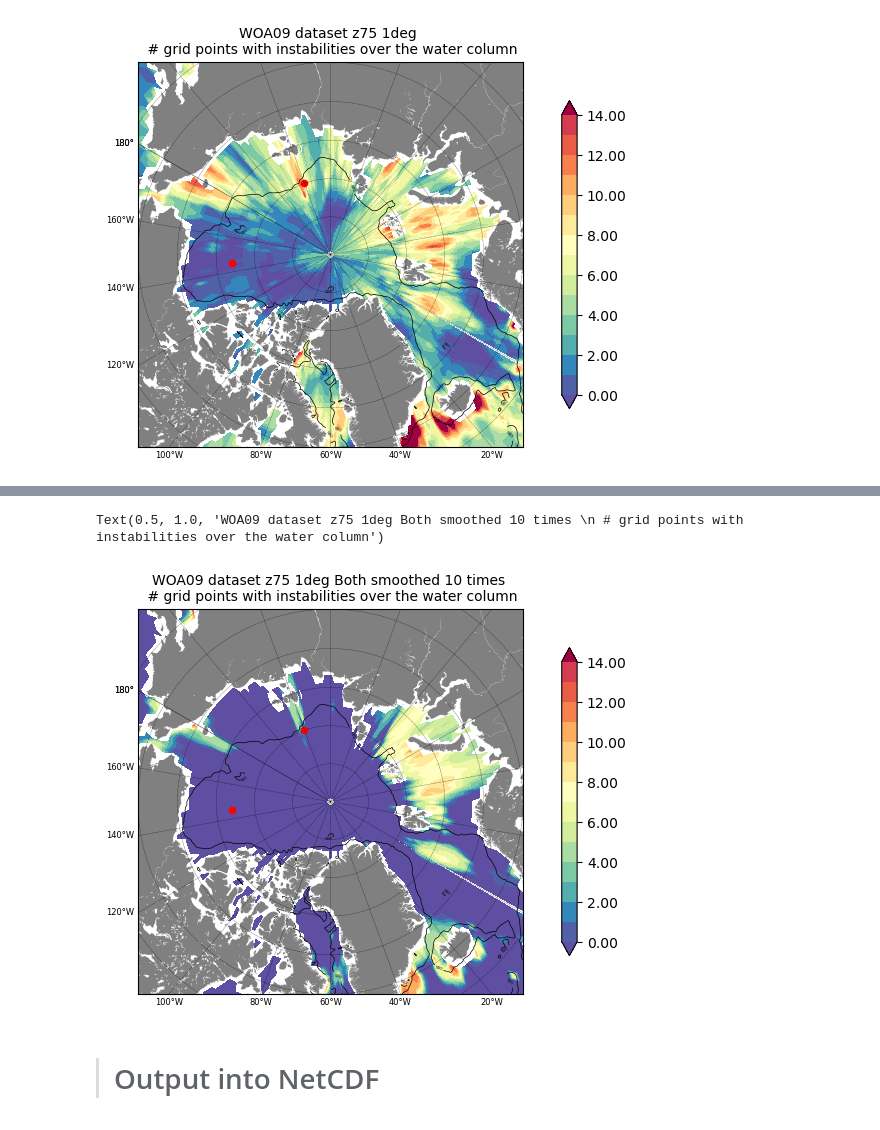
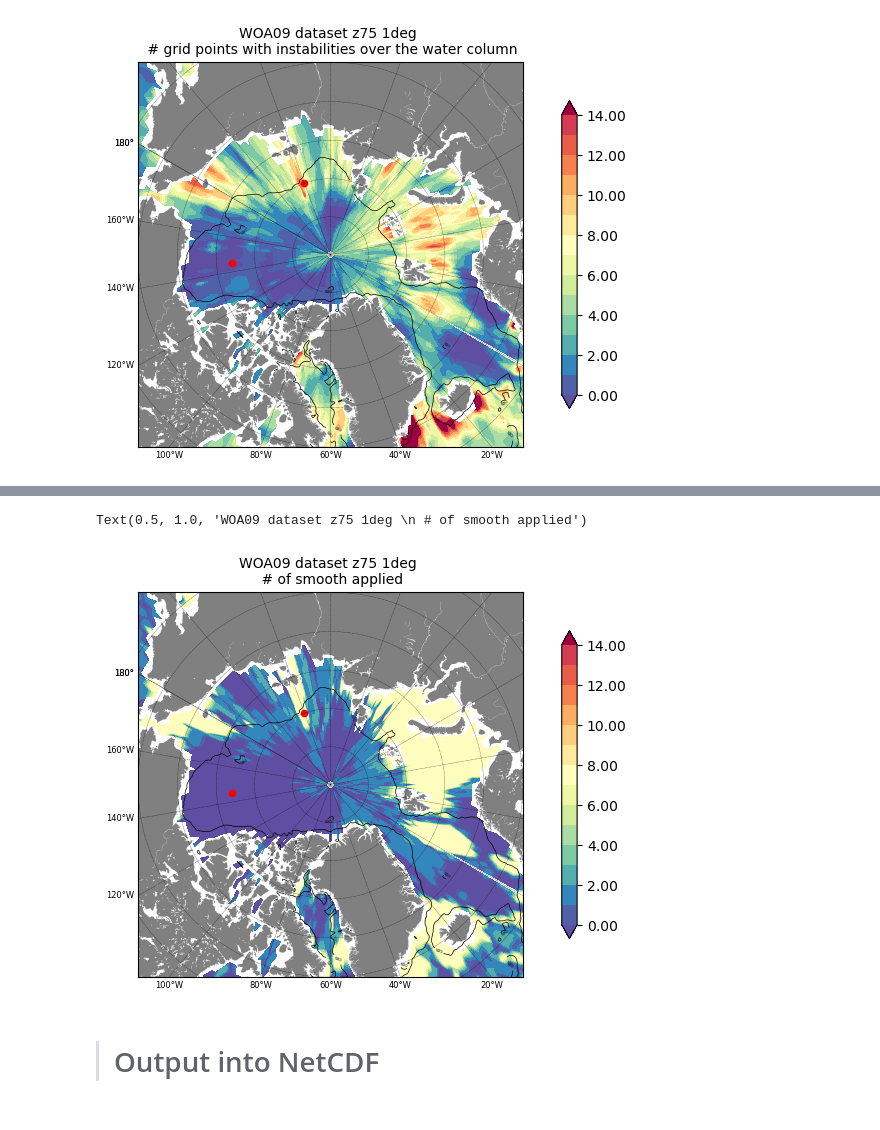
Before and after one commit to ctalandi/TOOLS, a Jupyter notebook: OTHERS/WOA2009/STABILITY/WOA09_SACT_SelectSmooth.ipynb, the cells around one changed output, grey strips where cells are left out. Cells and saved outputs as stored; diff of their text form; code cells hidden in the pictures.

Commit message:
apply a smoothing only in area where instabilities arise

```diff
--- a/OTHERS/WOA2009/STABILITY/WOA09_SACT_SelectSmooth.ipynb
+++ b/OTHERS/WOA2009/STABILITY/WOA09_SACT_SelectSmooth.ipynb
@@ -195,7 +194,7 @@ ds_initT=xr.open_mfdataset(INDIR+'woa09_ConTem_monthly_1deg_CT_CMA_drowned_Ex_L7
 #ds_initT
 # %%
 INDIR='/data0/project/drakkar/CONFIGS/CREG12.L75/CREG12.L75-I/'
-ds_initS=xr.open_mfdataset(INDIR+'woa09_SalAbs_monthly_1deg_SA_CMA_drowned_Ex_L75.nc')
+ds_initS=xr.open_mfdataset(INDIR+'woa09_SalAbs_monthly_1deg_SA_CMA_drowned_Ex_L75.nc',chunks={'lat0':90,'lon0':180})
 #ds_initS
 # %% [markdown]
 >>>> ## Get the original longitudes range [0,360]
@@ -249,7 +253,7 @@ Data variables:
 # %%
 ds_woa09_z75=xr.Dataset()
-ds_woa09_z75['SA']=(('time_counter','z','lat','lon'),ds_initS['SA'].data)
-ds_woa09_z75['CT']=(('time_counter','z','lat','lon'),ds_initT['CT'].data)
+ds_woa09_z75['SA']=(('z','lat','lon'),ds_initS['SA'].isel(time_counter=0).data)
+ds_woa09_z75['CT']=(('z','lat','lon'),ds_initT['CT'].isel(time_counter=0).data)
 ds_woa09_z75.coords['lat']=(('lat'),ds_latlon1D_0360['lat'].data)
 ds_woa09_z75.coords['lon']=(('lon'),ds_latlon1D_0360['lon'].data)
 ds_woa09_z75.coords['depth']=(('z'),ds_latlonZ['depth'].isel(time_counter=0,lat=0,lon=0).data)
@@ -307,7 +311,7 @@ lat3D.shape
 pressure=gsw.p_from_z(-z3D,lat3D)
 # %%
 # Calulation of the Brunt-Vaissalla frequency
-N2_out=N2_Insta_Z75(ds_woa09_z75,'SA','CT',pressure,'Instab_init',mask2D)
+N2_out=N2_Insta_Z75(ds_woa09_z75,'SA','CT',pressure,'Instab_ini',mask2D)
 
 # Save the Brunt-Vaissalla in a specific Dataset because of 1 less vertical level
 ds_outN2_Z75=xr.Dataset()
@@ -315,21 +319,3 @@ ds_outN2_Z75['N2_ini']=(('z','lat','lon'),N2_out)
 ds_outN2_Z75.coords['lat']=ds_woa09_z75['lat']
 ds_outN2_Z75.coords['lon']=ds_woa09_z75['lon']
 ds_outN2_Z75.coords['depth']=ds_woa09_z75['depth'].isel(z=slice(0,74))
-# %%
-# Choose which variable to smooth
-my_choice='both'  # both, sal or tem
-num_smooth=3
-
-if my_choice == 'both':
-    print('>>>>>>>>>>>>>  Both CT/SA are smoothed')
-
-    ds_woa09_z75['CT_sm']=Fsmooth_Z75(ds_woa09_z75,'CT',ds_woa09_z75['CT'].data)
-    ds_woa09_z75['SA_sm']=Fsmooth_Z75(ds_woa09_z75,'SA',ds_woa09_z75['SA'].data)
-    ltitle='Both smoothed once'
-
-    for zsmo in set(np.arange(num_smooth-1)+1):
-        print('                      Smooth #:'+str(zsmo+1))
-        ds_woa09_z75['CT_sm']=Fsmooth_Z75(ds_woa09_z75,'CT_sm',ds_woa09_z75['CT'].data)
-        ds_woa09_z75['SA_sm']=Fsmooth_Z75(ds_woa09_z75,'SA_sm',ds_woa09_z75['SA'].data)
-
-    ltitle='Both smoothed '+str(num_smooth)+' times'
@@ -473,18 +598,21 @@ Text(0.5, 1.0, 'WOA09 dataset z75 1deg Both smoothed 10 times \n # grid points w
 # %%
 plt.figure(figsize=(10,5))
 
+ds_woa09_z75['cum_smooth']=xr.where(np.isnan(mask2D),np.nan,ds_woa09_z75['cum_smooth'])
+
+#plt.subplot(221)
 Arc_Bat(ztype='isol500')
-m=Arc_plot(wlon2D,wlat2D,ds_woa09_z75['Instab_sm'],np.arange(0,15),[0.,15.],zmy_cmap='Spectral_r')
+m=Arc_plot(wlon2D,wlat2D,ds_woa09_z75['cum_smooth'],np.arange(0,15),[0.,15.],zmy_cmap='Spectral_r')
 loc_x=140  ;  loc_y=80
 x,y = m(loc_x,loc_y)
 m.scatter(x,y,20,marker='o', color='r')
 loc_x=215  ;  loc_y=77
 x,y = m(loc_x,loc_y)
 m.scatter(x,y,20,marker='o', color='r')
-plt.title( 'WOA09 dataset z75 1deg '+ltitle+' \n # grid points with instabilities over the water column',fontsize=10)
+plt.title( 'WOA09 dataset z75 1deg \n # of smooth applied',fontsize=10)
 # %% [output]
-Text(0.5, 1.0, 'WOA09 dataset z75 1deg Both smoothed 10 times \n # grid points with instabilities over the water column')
+Text(0.5, 1.0, 'WOA09 dataset z75 1deg \n # of smooth applied')
-[figure, old version]
+[figure, new version]
 # %% [markdown]
 > # Output into NetCDF
 # %%
```
Also changed, not shown: parts of 16 cells of this notebook.
